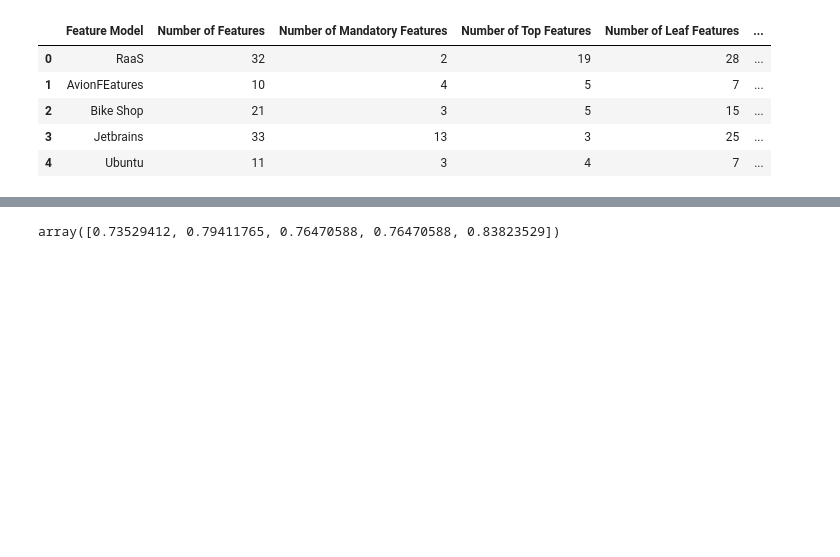
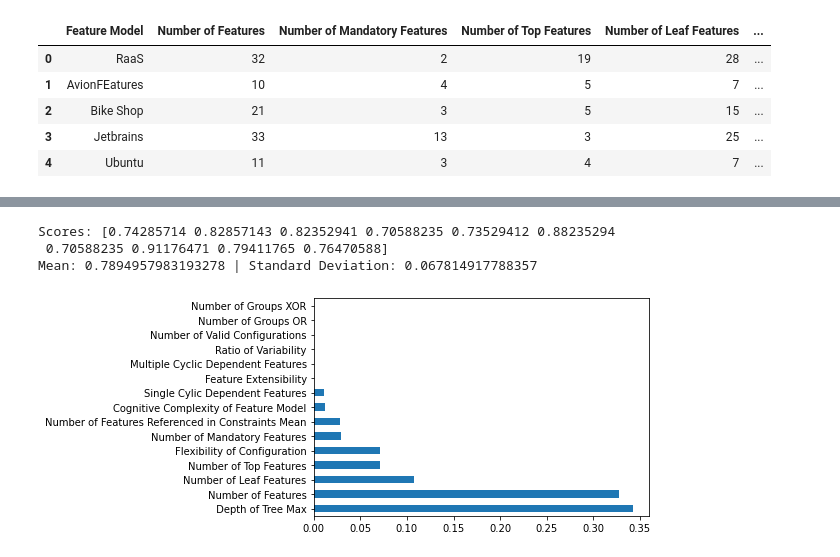
Before and after one commit to publiosilva/SPLC2021, a Jupyter notebook: notebooks/Decicion Tree.ipynb, the cells around one changed output, grey strips where cells are left out. Cells and saved outputs as stored; diff of their text form; code cells hidden in the pictures; blank space fills up the shorter version.

```diff
--- a/notebooks/Decicion Tree.ipynb
+++ b/notebooks/Decicion Tree.ipynb
@@ -17,13 +19,7 @@ dataset.head()
 | 3 | Jetbrains | 33 | 13 | 3 | 25 | ... |
 | 4 | Ubuntu | 11 | 3 | 4 | 7 | ... |
 # %%
-maintainability_categories = {
-    'verybad': 1,
-    'bad': 2,
-    'moderate': 3,
-    'good': 4,
-    'verygood': 5
-}
+X = dataset.iloc[:, 1:-1]
+y = dataset.iloc[:, -1]
 
-X = dataset.iloc[:, 1:-1]
-y = [maintainability_categories[i] for i in dataset.iloc[:, -1]]
+X.head()
@@ -30,8 +33,21 @@ y = [maintainability_categories[i] for i in dataset.iloc[:, -1]]
 # %%
-clf = make_pipeline(StandardScaler(), DecisionTreeClassifier(random_state=0))
-clf.fit(X, y)
+scaler = StandardScaler()
+clf = DecisionTreeClassifier(random_state=0, max_depth=5)
+pipeline = make_pipeline(scaler, clf)
+pipeline.fit(X, y)
 
-scores = cross_val_score(clf, X, y, cv=5)
-scores
+scores = cross_val_score(pipeline, X, y, cv=10)
+
+print("Scores:", scores)
+print("Mean:", np.mean(scores), "| Standard Deviation:", np.std(scores))
 # %% [output]
-array([0.73529412, 0.79411765, 0.76470588, 0.76470588, 0.83823529])
+Scores: [0.74285714 0.82857143 0.82352941 0.70588235 0.73529412 0.88235294
+ 0.70588235 0.91176471 0.79411765 0.76470588]
+Mean: 0.7894957983193278 | Standard Deviation: 0.067814917788357
+# %%
+feature_importances = pd.Series(clf.feature_importances_, index = X.columns)
+feature_importances.nlargest(15).plot(kind = 'barh')
+
+plt.show()
+# %% [output]
+[figure, added]
```
Also changed, not shown: parts of 7 cells of this notebook, 4 other files.
